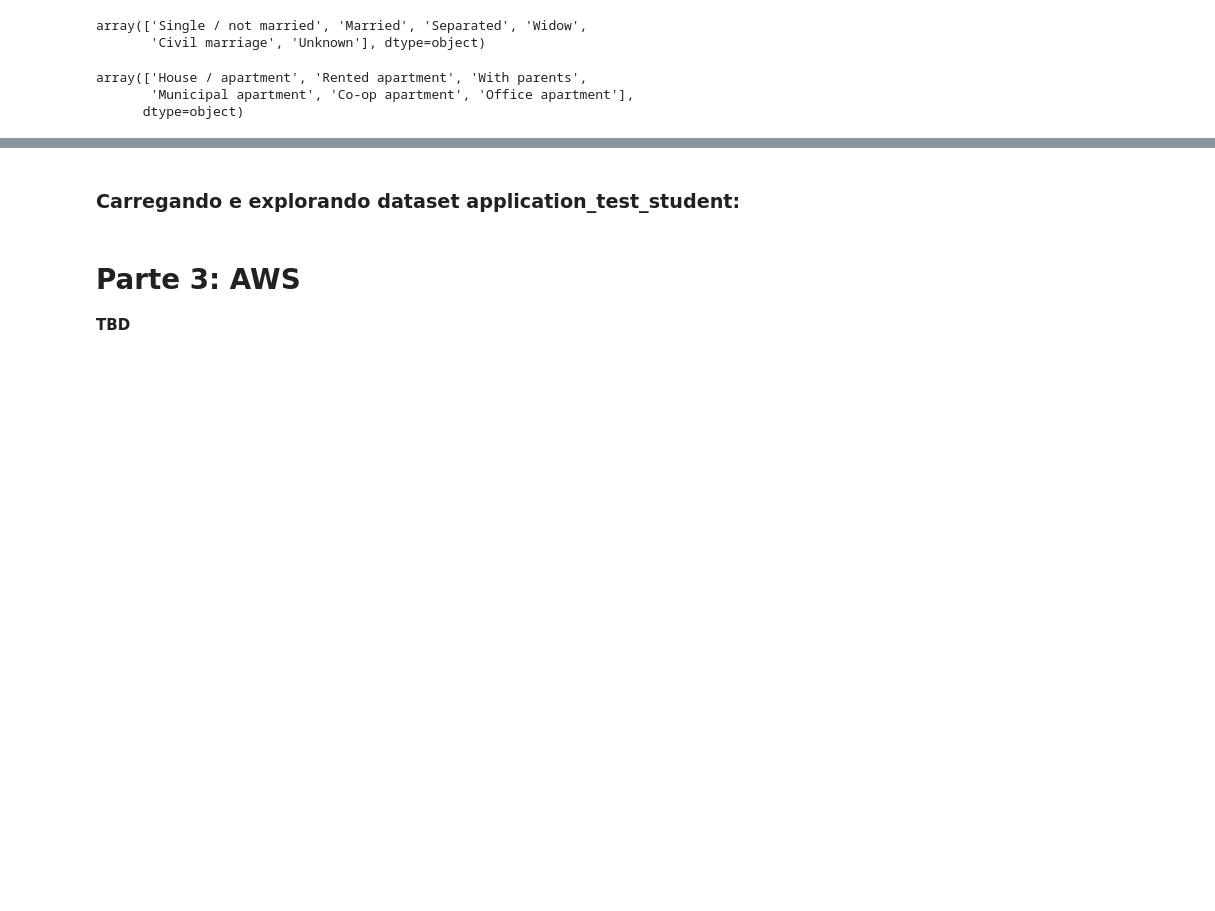
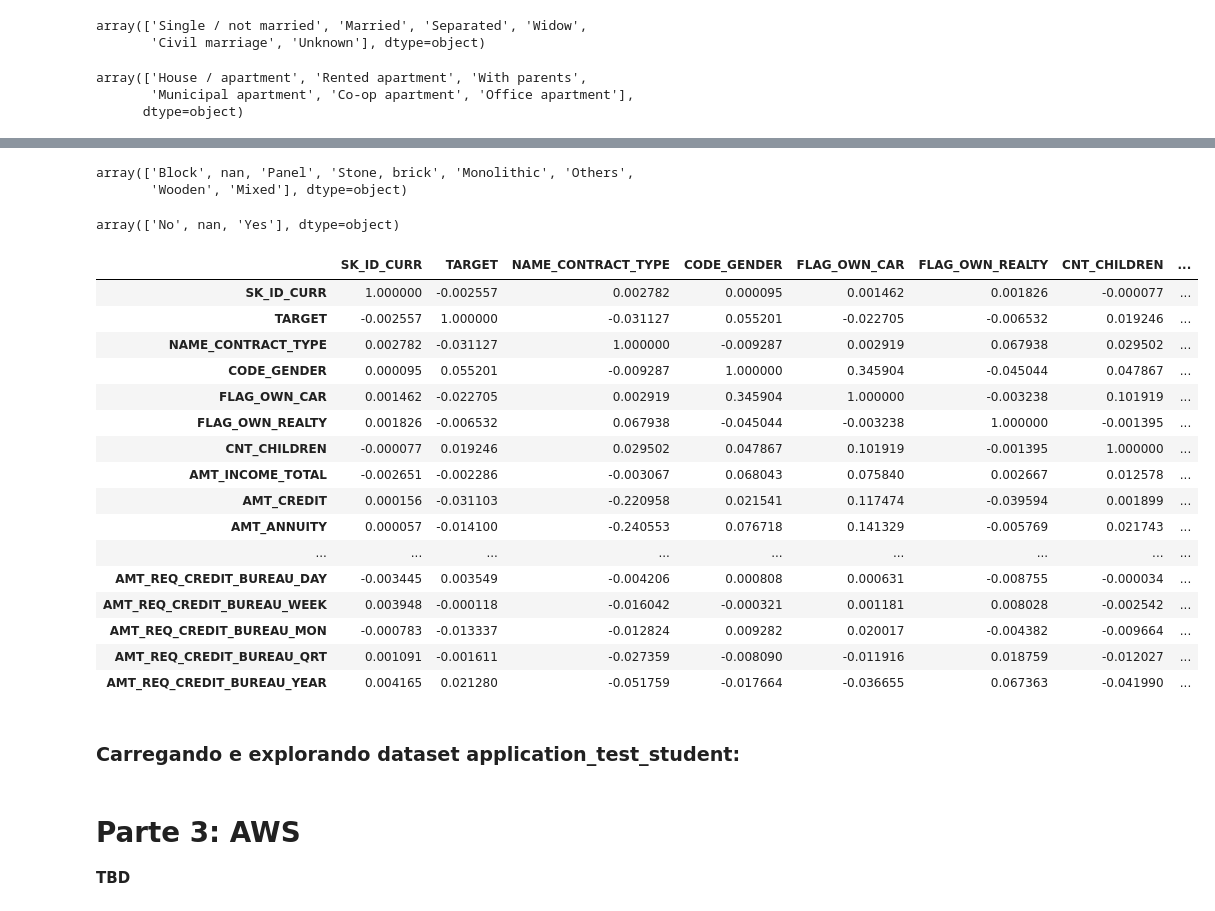
Before and after one commit to BPFraga/projeto_credito_turma_827_DL, a Jupyter notebook: projeto_credito_DL_DE_DS.ipynb, the cells around one changed output, grey strips where cells are left out. Cells and saved outputs as stored; diff of their text form; code cells hidden in the pictures; blank space fills up the shorter version.

```diff
--- a/projeto_credito_DL_DE_DS.ipynb
+++ b/projeto_credito_DL_DE_DS.ipynb
@@ -380,0 +435,8 @@ df_train['NAME_HOUSING_TYPE'] = df_train['NAME_HOUSING_TYPE'].map({
+# %%
+# Substituindo os dados por números
+df_train['FONDKAPREMONT_MODE'] = df_train['FONDKAPREMONT_MODE'].map({
+    'reg oper account': 0,
+    'reg oper spec account': 1,
+    'org spec account': 2,
+    'not specified': 3
+})
@@ -381,6 +449,59 @@ df_train['NAME_HOUSING_TYPE'] = df_train['NAME_HOUSING_TYPE'].map({
+# %%
+# Substituindo os dados por números
+df_train['HOUSETYPE_MODE'] = df_train['HOUSETYPE_MODE'].map({
+    'block of flats': 0,
+    'specific housing': 1,
+    'terraced house': 2
+})
+# %%
+# Verificando dados únicos das colunas:
+df_train['WALLSMATERIAL_MODE'].unique()
+# %% [output]
+array(['Block', nan, 'Panel', 'Stone, brick', 'Monolithic', 'Others',
+       'Wooden', 'Mixed'], dtype=object)
+# %%
+# Substituindo os dados por números
+df_train['WALLSMATERIAL_MODE'] = df_train['WALLSMATERIAL_MODE'].map({
+    'Block': 0,
+    'Panel': 1,
+    'Stone, brick': 2,
+    'Monolithic': 3,
+    'Others': 4,
+    'Wooden': 5,
+    'Mixed': 6
+})
+# %%
+# Verificando dados únicos das colunas:
+df_train['EMERGENCYSTATE_MODE'].unique()
+# %% [output]
+array(['No', nan, 'Yes'], dtype=object)
+# %%
+# Substituindo os dados por números
+df_train['EMERGENCYSTATE_MODE'] = df_train['EMERGENCYSTATE_MODE'].map({
+    'No': 0,
+    'Yes': 1
+})
 # %%
 # Matriz de correlação
-#df_train.corr()
+df_train.corr()
+# %% [output]
+|  | SK_ID_CURR | TARGET | NAME_CONTRACT_TYPE | CODE_GENDER | FLAG_OWN_CAR | FLAG_OWN_REALTY | CNT_CHILDREN | ... |
+| SK_ID_CURR | 1.000000 | -0.002557 | 0.002782 | 0.000095 | 0.001462 | 0.001826 | -0.000077 | ... |
+| TARGET | -0.002557 | 1.000000 | -0.031127 | 0.055201 | -0.022705 | -0.006532 | 0.019246 | ... |
+| NAME_CONTRACT_TYPE | 0.002782 | -0.031127 | 1.000000 | -0.009287 | 0.002919 | 0.067938 | 0.029502 | ... |
+| CODE_GENDER | 0.000095 | 0.055201 | -0.009287 | 1.000000 | 0.345904 | -0.045044 | 0.047867 | ... |
+| FLAG_OWN_CAR | 0.001462 | -0.022705 | 0.002919 | 0.345904 | 1.000000 | -0.003238 | 0.101919 | ... |
+| FLAG_OWN_REALTY | 0.001826 | -0.006532 | 0.067938 | -0.045044 | -0.003238 | 1.000000 | -0.001395 | ... |
+| CNT_CHILDREN | -0.000077 | 0.019246 | 0.029502 | 0.047867 | 0.101919 | -0.001395 | 1.000000 | ... |
+| AMT_INCOME_TOTAL | -0.002651 | -0.002286 | -0.003067 | 0.068043 | 0.075840 | 0.002667 | 0.012578 | ... |
+| AMT_CREDIT | 0.000156 | -0.031103 | -0.220958 | 0.021541 | 0.117474 | -0.039594 | 0.001899 | ... |
+| AMT_ANNUITY | 0.000057 | -0.014100 | -0.240553 | 0.076718 | 0.141329 | -0.005769 | 0.021743 | ... |
+| ... | ... | ... | ... | ... | ... | ... | ... | ... |
+| AMT_REQ_CREDIT_BUREAU_DAY | -0.003445 | 0.003549 | -0.004206 | 0.000808 | 0.000631 | -0.008755 | -0.000034 | ... |
+| AMT_REQ_CREDIT_BUREAU_WEEK | 0.003948 | -0.000118 | -0.016042 | -0.000321 | 0.001181 | 0.008028 | -0.002542 | ... |
+| AMT_REQ_CREDIT_BUREAU_MON | -0.000783 | -0.013337 | -0.012824 | 0.009282 | 0.020017 | -0.004382 | -0.009664 | ... |
+| AMT_REQ_CREDIT_BUREAU_QRT | 0.001091 | -0.001611 | -0.027359 | -0.008090 | -0.011916 | 0.018759 | -0.012027 | ... |
+| AMT_REQ_CREDIT_BUREAU_YEAR | 0.004165 | 0.021280 | -0.051759 | -0.017664 | -0.036655 | 0.067363 | -0.041990 | ... |
 # %% [markdown]
 ### Carregando e explorando dataset application_test_student:
 # %%
```
Also changed, not shown: parts of 6 cells of this notebook.
